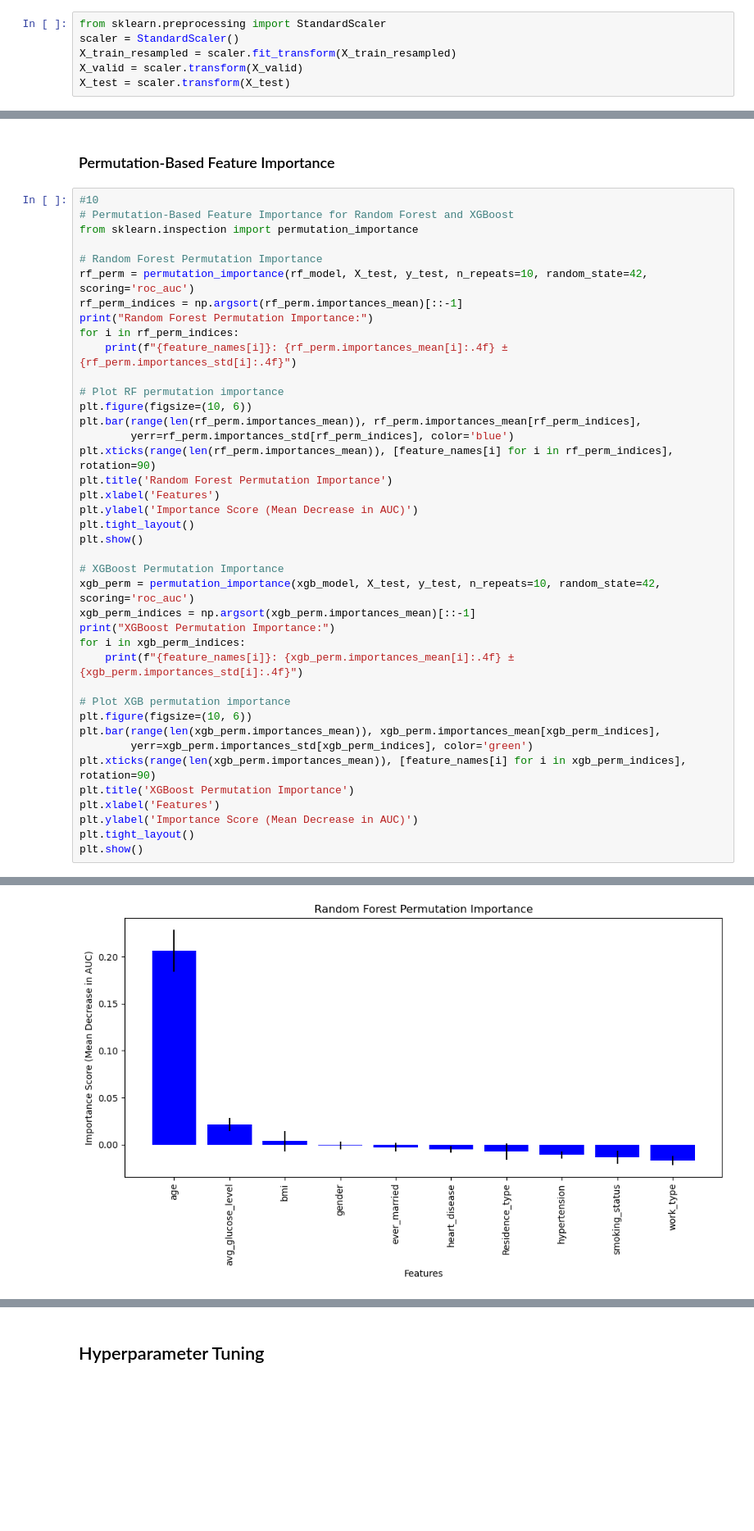
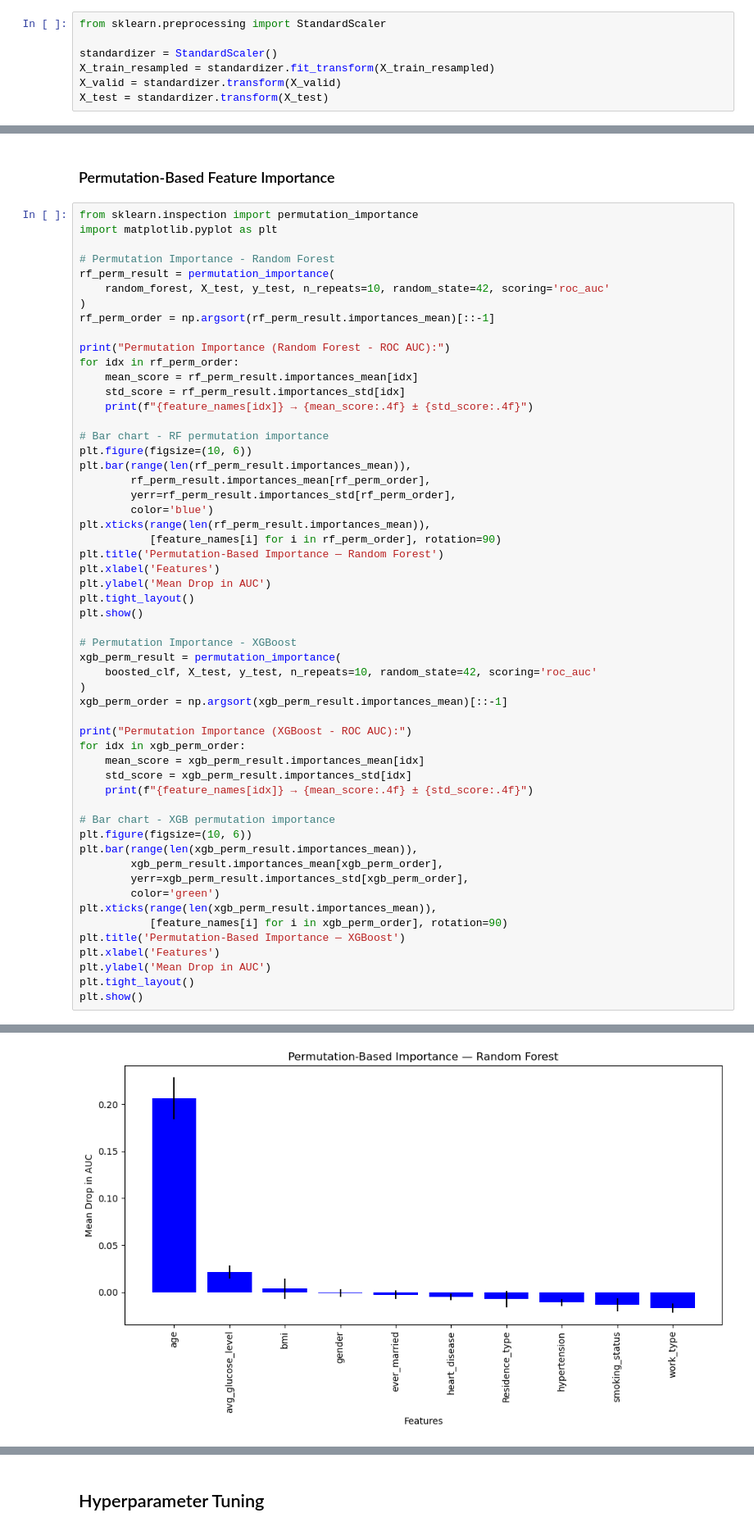
Before and after one commit to Shahedur23036883/Cerebral-Stroke-Prediction, a Jupyter notebook: cerebral_stroke_prediction_ipynb_real_ipynb2_ipynb_ff.ipynb, the cells around one changed output, grey strips where cells are left out. Shown: that part at 82% size. Saved outputs shown, nothing was run; the diff lists cells and outputs as text; blank space fills up the shorter version.

```diff
--- a/cerebral_stroke_prediction_ipynb_real_ipynb2_ipynb_ff.ipynb
+++ b/cerebral_stroke_prediction_ipynb_real_ipynb2_ipynb_ff.ipynb
@@ -349,6 +314,7 @@ ax.axis('equal')
 # %%
 from sklearn.preprocessing import StandardScaler
-scaler = StandardScaler()
-X_train_resampled = scaler.fit_transform(X_train_resampled)
-X_valid = scaler.transform(X_valid)
-X_test = scaler.transform(X_test)
+
+standardizer = StandardScaler()
+X_train_resampled = standardizer.fit_transform(X_train_resampled)
+X_valid = standardizer.transform(X_valid)
+X_test = standardizer.transform(X_test)
@@ -662,43 +634,58 @@ bmi: 0.0435
 # %% [markdown]
 ### Permutation-Based Feature Importance
 # %%
-#10
-# Permutation-Based Feature Importance for Random Forest and XGBoost
 from sklearn.inspection import permutation_importance
+import matplotlib.pyplot as plt
 
-# Random Forest Permutation Importance
-rf_perm = permutation_importance(rf_model, X_test, y_test, n_repeats=10, random_state=42, scoring='roc_auc')
-rf_perm_indices = np.argsort(rf_perm.importances_mean)[::-1]
-print("Random Forest Permutation Importance:")
-for i in rf_perm_indices:
-    print(f"{feature_names[i]}: {rf_perm.importances_mean[i]:.4f} ± {rf_perm.importances_std[i]:.4f}")
+# Permutation Importance - Random Forest
+rf_perm_result = permutation_importance(
+    random_forest, X_test, y_test, n_repeats=10, random_state=42, scoring='roc_auc'
+)
+rf_perm_order = np.argsort(rf_perm_result.importances_mean)[::-1]
 
-# Plot RF permutation importance
+print("Permutation Importance (Random Forest - ROC AUC):")
+for idx in rf_perm_order:
+    mean_score = rf_perm_result.importances_mean[idx]
+    std_score = rf_perm_result.importances_std[idx]
+    print(f"{feature_names[idx]} → {mean_score:.4f} ± {std_score:.4f}")
+
+# Bar chart - RF permutation importance
 plt.figure(figsize=(10, 6))
-plt.bar(range(len(rf_perm.importances_mean)), rf_perm.importances_mean[rf_perm_indices],
-        yerr=rf_perm.importances_std[rf_perm_indices], color='blue')
-plt.xticks(range(len(rf_perm.importances_mean)), [feature_names[i] for i in rf_perm_indices], rotation=90)
-plt.title('Random Forest Permutation Importance')
+plt.bar(range(len(rf_perm_result.importances_mean)),
+        rf_perm_result.importances_mean[rf_perm_order],
+        yerr=rf_perm_result.importances_std[rf_perm_order],
+        color='blue')
+plt.xticks(range(len(rf_perm_result.importances_mean)),
+           [feature_names[i] for i in rf_perm_order], rotation=90)
+plt.title('Permutation-Based Importance — Random Forest')
 plt.xlabel('Features')
-plt.ylabel('Importance Score (Mean Decrease in AUC)')
+plt.ylabel('Mean Drop in AUC')
 plt.tight_layout()
 plt.show()
 
-# XGBoost Permutation Importance
-xgb_perm = permutation_importance(xgb_model, X_test, y_test, n_repeats=10, random_state=42, scoring='roc_auc')
-xgb_perm_indices = np.argsort(xgb_perm.importances_mean)[::-1]
-print("XGBoost Permutation Importance:")
-for i in xgb_perm_indices:
-    print(f"{feature_names[i]}: {xgb_perm.importances_mean[i]:.4f} ± {xgb_perm.importances_std[i]:.4f}")
+# Permutation Importance - XGBoost
+xgb_perm_result = permutation_importance(
+    boosted_clf, X_test, y_test, n_repeats=10, random_state=42, scoring='roc_auc'
+)
+xgb_perm_order = np.argsort(xgb_perm_result.importances_mean)[::-1]
 
-# Plot XGB permutation importance
+print("Permutation Importance (XGBoost - ROC AUC):")
+for idx in xgb_perm_order:
+    mean_score = xgb_perm_result.importances_mean[idx]
+    std_score = xgb_perm_result.importances_std[idx]
+    print(f"{feature_names[idx]} → {mean_score:.4f} ± {std_score:.4f}")
+
+# Bar chart - XGB permutation importance
 plt.figure(figsize=(10, 6))
-plt.bar(range(len(xgb_perm.importances_mean)), xgb_perm.importances_mean[xgb_perm_indices],
-        yerr=xgb_perm.importances_std[xgb_perm_indices], color='green')
-plt.xticks(range(len(xgb_perm.importances_mean)), [feature_names[i] for i in xgb_perm_indices], rotation=90)
-plt.title('XGBoost Permutation Importance')
+plt.bar(range(len(xgb_perm_result.importances_mean)),
+        xgb_perm_result.importances_mean[xgb_perm_order],
+        yerr=xgb_perm_result.importances_std[xgb_perm_order],
+        color='green')
+plt.xticks(range(len(xgb_perm_result.importances_mean)),
+           [feature_names[i] for i in xgb_perm_order], rotation=90)
+plt.title('Permutation-Based Importance — XGBoost')
 plt.xlabel('Features')
-plt.ylabel('Importance Score (Mean Decrease in AUC)')
+plt.ylabel('Mean Drop in AUC')
 plt.tight_layout()
 plt.show()
 # %% [output]
@@ -716 +703 @@ work_type: -0.0171 ± 0.0047
-[figure, old version]
+[figure, new version]
```
Also changed, not shown: parts of 28 cells of this notebook.
